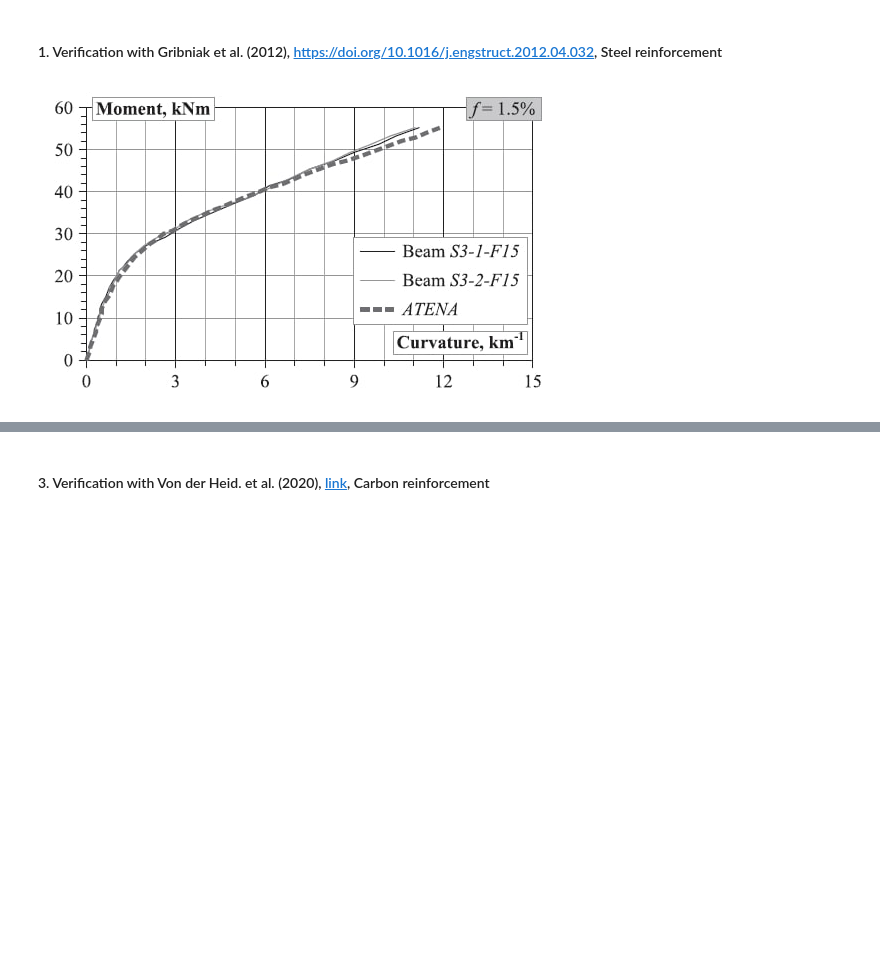
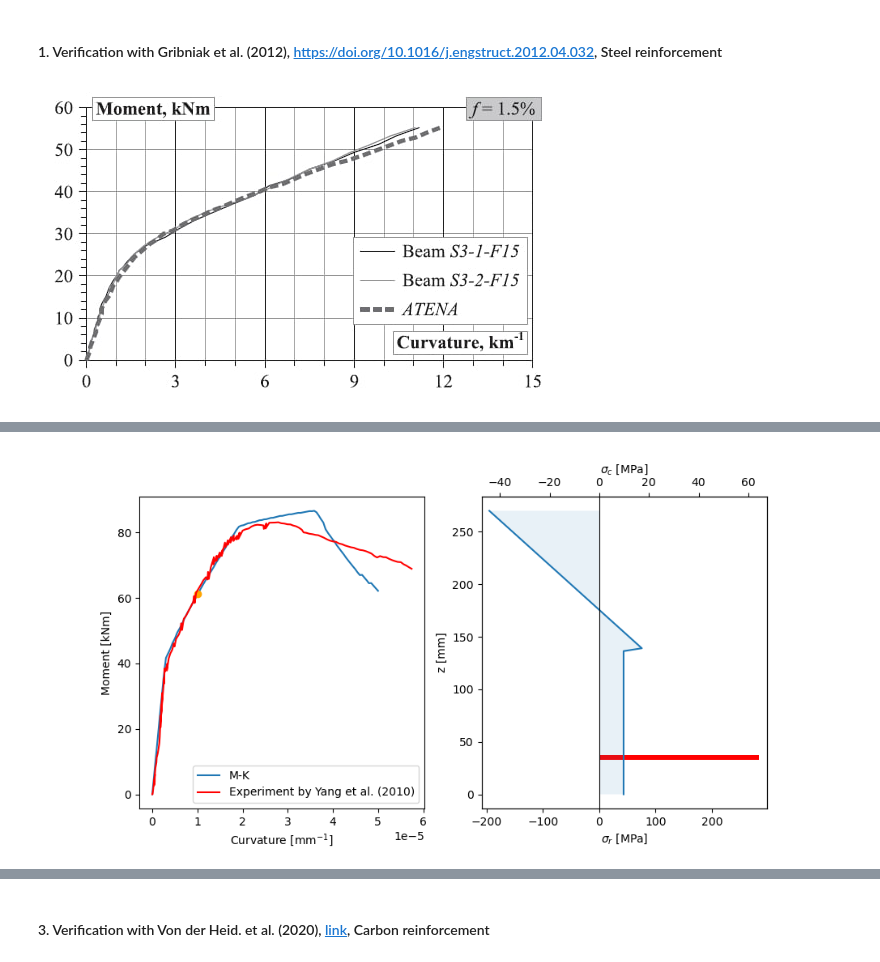
Before and after one commit to rosoba/bmcs_cross_section, a Jupyter notebook: notebooks/mkappa/mkappa_verification.ipynb, the cells around one changed output, grey strips where cells are left out. Drawn from its saved outputs; the diff is of its cells as text; code cells hidden in the pictures; blank space fills up the shorter version.

```diff
--- a/notebooks/mkappa/mkappa_verification.ipynb
+++ b/notebooks/mkappa/mkappa_verification.ipynb
@@ -191,34 +255,32 @@ Canvas(toolbar=Toolbar(toolitems=[('Home', 'Reset original view', 'home', 'home'
 # %%
 # R12-1,2 (rho = 0.6%)
 
-excel_file = join('./verification_data/yang2010', 'fig_18', 'yang2010.xlsx')
-data = pd.read_excel(excel_file, engine='openpyxl')
-k= data['beam_R12_2_Curvature']
-m= data['beam_R12_2_Moment']
-ver_data = [k, m]
+ver_data = get_data(element1='./verification_data/yang2010', element2='fig_18', xlsx_file='yang2010.xlsx', k='beam_R12_2_Curvature', m='beam_R12_2_Moment')
 
 mc = MKappa(n_m=100, n_kappa = 100)
 mc.kappa_slider = 0.00001
 mc.low_kappa = 0
 mc.high_kappa = 0.00005
 map_and_assign_params_for_rectangular_section(mc,
     beta_tu = 20, # Not sure where this is from, all other values match Mobasher
         b = 180, # 180 is the original, Saeed used b = 190
         h = 270,
         E = 46418, # according to Yang paper, according to Mobasher 46700
         E_s = 200000,
         f_sy = 600,
         eps_cr = 0.000384,
         rho = 0.006,
         v_f = 0.02,
         omega = 10.7,
         psi = 7.8,
         mu = 0.55,
         alpha = 0.87,
         lambda_cu = 11.7)
 
-# plot_mk_ver(mc, ver_data, 'Yang et al. (2010)')
-plot_mk_ver_on_ax(ax_yang, 'rho = 0.6%', mc, ver_data)
+plot_mk_ver(mc, ver_data, 'Yang et al. (2010)')
+# plot_mk_ver_on_ax(ax_yang, 'rho = 0.6%', mc, ver_data)
+# %% [output]
+[figure, added]
 # %%
 # R13-2 (rho = 0.9%)
 
```
Also changed, not shown: parts of 13 cells of this notebook.
